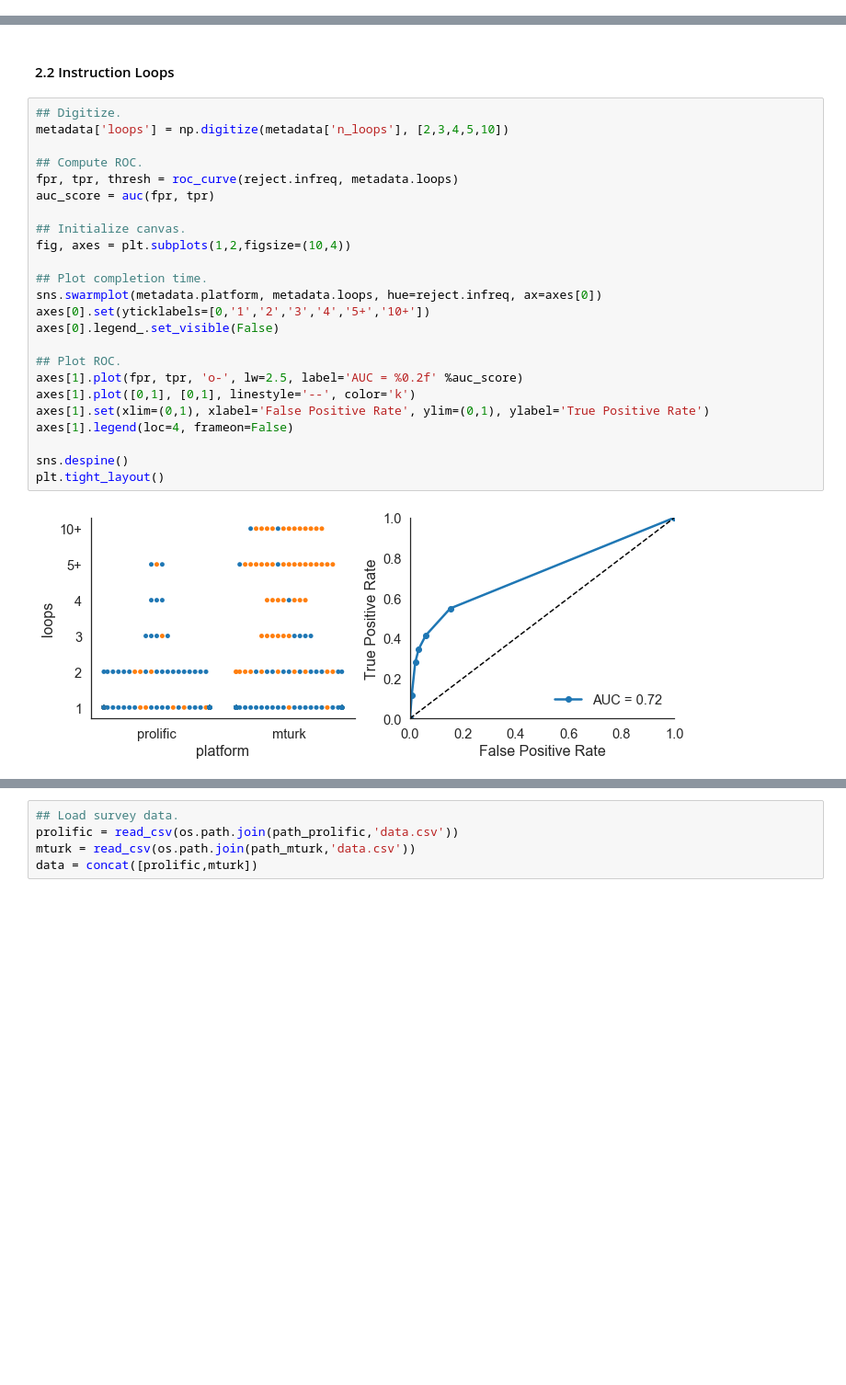
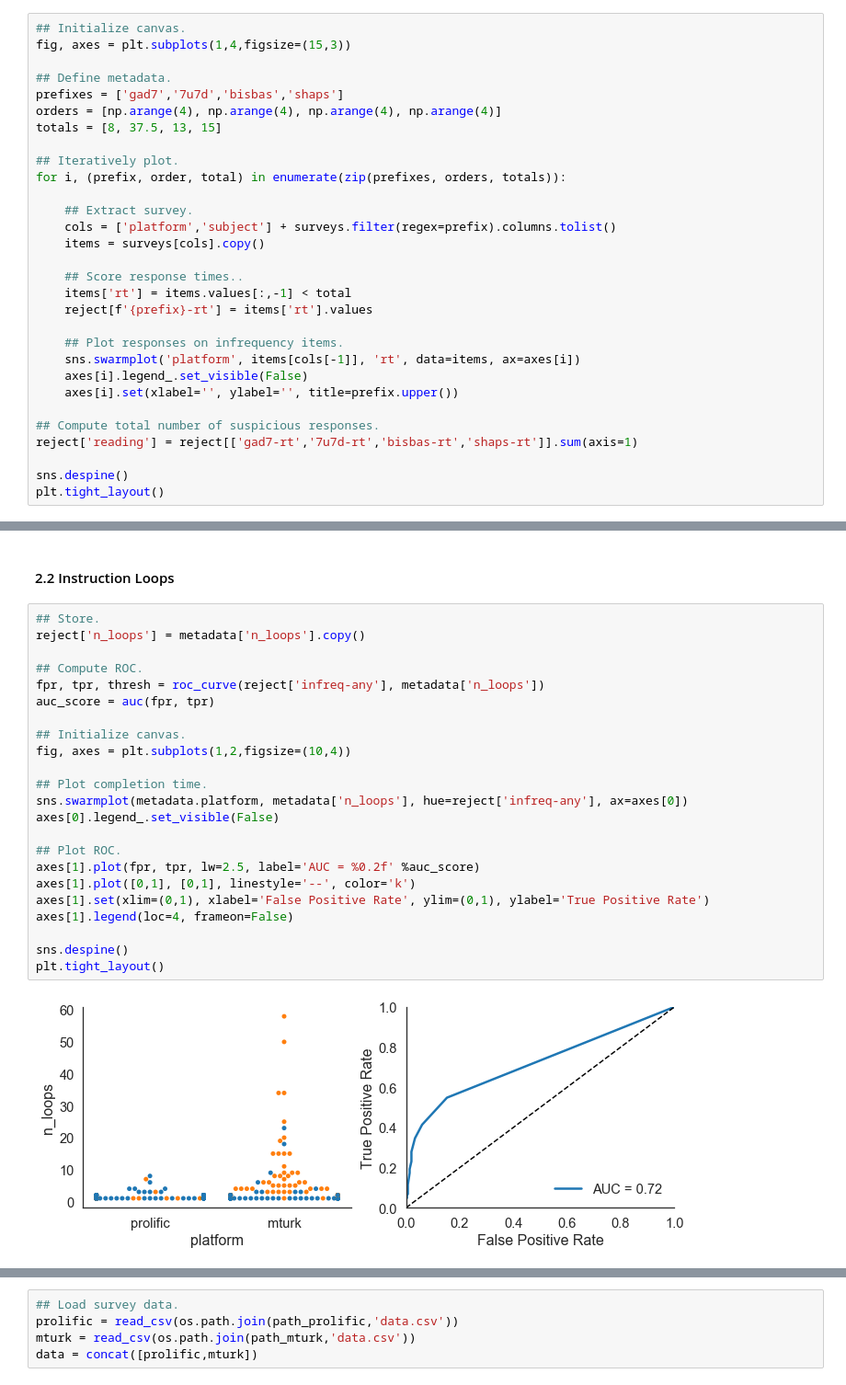
Before and after one commit to nivlab/sciops, a Jupyter notebook: analysis/notebooks/02_ROC.ipynb, the cells around one changed output, grey strips where cells are left out. Shown at 92% size. Saved outputs shown, nothing was run; the diff lists cells and outputs as text; blank space fills up the shorter version.

```diff
--- a/analysis/notebooks/02_ROC.ipynb
+++ b/analysis/notebooks/02_ROC.ipynb
@@ -169,0 +329,30 @@ sns.heatmap(D, vmin=0, vmax=1, annot=True, fmt='0.2f');
+# %%
+## Initialize canvas.
+fig, axes = plt.subplots(1,4,figsize=(15,3))
+
+## Define metadata.
+prefixes = ['gad7','7u7d','bisbas','shaps']
+orders = [np.arange(4), np.arange(4), np.arange(4), np.arange(4)]
+totals = [8, 37.5, 13, 15]
+
+## Iteratively plot.
+for i, (prefix, order, total) in enumerate(zip(prefixes, orders, totals)):
+
+    ## Extract survey.
+    cols = ['platform','subject'] + surveys.filter(regex=prefix).columns.tolist()
+    items = surveys[cols].copy()
+
+    ## Score response times..
+    items['rt'] = items.values[:,-1] < total
+    reject[f'{prefix}-rt'] = items['rt'].values
+
+    ## Plot responses on infrequency items.
+    sns.swarmplot('platform', items[cols[-1]], 'rt', data=items, ax=axes[i])
+    axes[i].legend_.set_visible(False)
+    axes[i].set(xlabel='', ylabel='', title=prefix.upper())
+
+## Compute total number of suspicious responses.
+reject['reading'] = reject[['gad7-rt','7u7d-rt','bisbas-rt','shaps-rt']].sum(axis=1)
+
+sns.despine()
+plt.tight_layout()
@@ -202,28 +393,27 @@ plt.tight_layout()
 # %% [markdown]
 #### 2.2 Instruction Loops
 # %%
-## Digitize.
-metadata['loops'] = np.digitize(metadata['n_loops'], [2,3,4,5,10])
+## Store.
+reject['n_loops'] = metadata['n_loops'].copy()
 
 ## Compute ROC.
-fpr, tpr, thresh = roc_curve(reject.infreq, metadata.loops)
+fpr, tpr, thresh = roc_curve(reject['infreq-any'], metadata['n_loops'])
 auc_score = auc(fpr, tpr)
 
 ## Initialize canvas.
 fig, axes = plt.subplots(1,2,figsize=(10,4))
 
 ## Plot completion time.
-sns.swarmplot(metadata.platform, metadata.loops, hue=reject.infreq, ax=axes[0])
-axes[0].set(yticklabels=[0,'1','2','3','4','5+','10+'])
+sns.swarmplot(metadata.platform, metadata['n_loops'], hue=reject['infreq-any'], ax=axes[0])
 axes[0].legend_.set_visible(False)
 
 ## Plot ROC.
-axes[1].plot(fpr, tpr, 'o-', lw=2.5, label='AUC = %0.2f' %auc_score)
+axes[1].plot(fpr, tpr, lw=2.5, label='AUC = %0.2f' %auc_score)
 axes[1].plot([0,1], [0,1], linestyle='--', color='k')
 axes[1].set(xlim=(0,1), xlabel='False Positive Rate', ylim=(0,1), ylabel='True Positive Rate')
 axes[1].legend(loc=4, frameon=False)
 
 sns.despine()
 plt.tight_layout()
 # %% [output]
-[figure, old version]
+[figure, new version]
```
Also changed, not shown: parts of 30 cells of this notebook.
